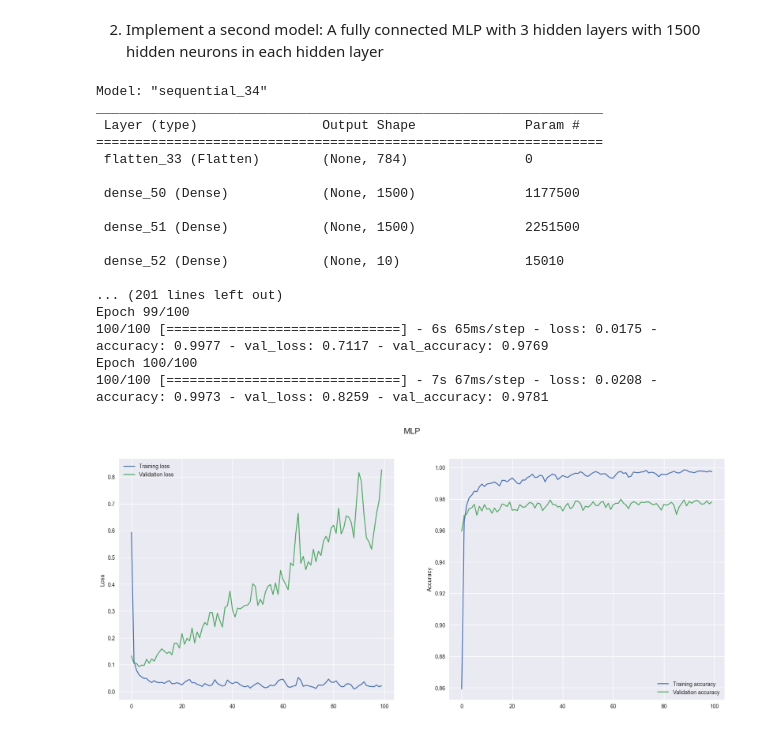
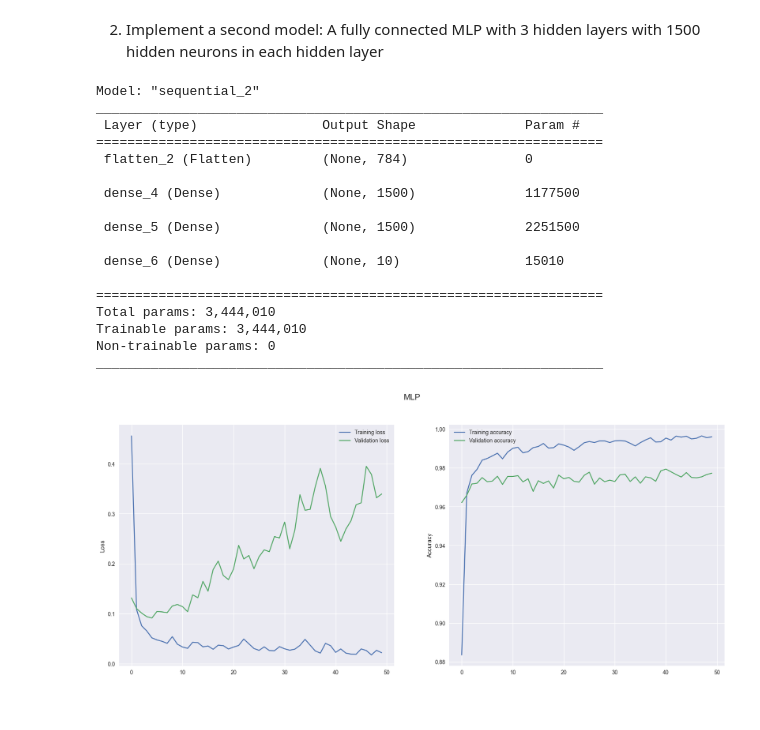
Before and after one commit to Javiermateor/Machine-Intelligence-I, a Jupyter notebook: Exercises/Exercise_06.ipynb, the cells around one changed output. Saved outputs shown, nothing was run; the diff lists cells and outputs as text; code cells hidden in the pictures.

```diff
--- a/Exercises/Exercise_06.ipynb
+++ b/Exercises/Exercise_06.ipynb
@@ -160,49 +161,48 @@ model_mlp.compile(
 model_mlp.summary()
 
 
-model_mlphistory = model_mlp.fit(x_train, y_train, epochs=100, batch_size=600, validation_data = (x_test,y_test),verbose=True)
+model_mlphistory = model_mlp.fit(x_train, y_train, epochs=50, batch_size=600, validation_data = (x_test,y_test),verbose=False)
 # %% [output]
-Model: "sequential_34"
+Model: "sequential_2"
 _________________________________________________________________
  Layer (type)                Output Shape              Param #
 =================================================================
- flatten_33 (Flatten)        (None, 784)               0
+ flatten_2 (Flatten)         (None, 784)               0
 
- dense_50 (Dense)            (None, 1500)              1177500
+ dense_4 (Dense)             (None, 1500)              1177500
 
- dense_51 (Dense)            (None, 1500)              2251500
+ dense_5 (Dense)             (None, 1500)              2251500
 
- dense_52 (Dense)            (None, 10)                15010
+ dense_6 (Dense)             (None, 10)                15010
 
-... (201 lines left out)
-Epoch 99/100
-100/100 [==============================] - 6s 65ms/step - loss: 0.0175 - accuracy: 0.9977 - val_loss: 0.7117 - val_accuracy: 0.9769
-Epoch 100/100
-100/100 [==============================] - 7s 67ms/step - loss: 0.0208 - accuracy: 0.9973 - val_loss: 0.8259 - val_accuracy: 0.9781
+=================================================================
+Total params: 3,444,010
+Trainable params: 3,444,010
+Non-trainable params: 0
+_________________________________________________________________
 # %%
 # Plot the results of the model
-plt.style.use('seaborn')
 fig2 = plt.figure(figsize=(20, 8))
 fig2.suptitle('MLP', fontsize=15)
 
 # Plot the training and validation loss
 
 ax1 = fig2.add_subplot(121)
 
 ax1.plot(model_mlphistory.history['loss'], label='Training loss')
 ax1.plot(model_mlphistory.history['val_loss'], label='Validation loss')
 ax1.set_ylabel('Loss')
 plt.legend()
 
 # Plot the training and validation accuracy
 
 ax2 = fig2.add_subplot(122)
 
 ax2.plot(model_mlphistory.history['accuracy'], label='Training accuracy')
 ax2.plot(model_mlphistory.history['val_accuracy'], label='Validation accuracy')
 ax2.set_ylabel('Accuracy')
 plt.legend()
 
 plt.show()
 # %% [output]
-[figure, old version]
+[figure, new version]
```
Also changed, not shown: parts of 5 cells of this notebook.
